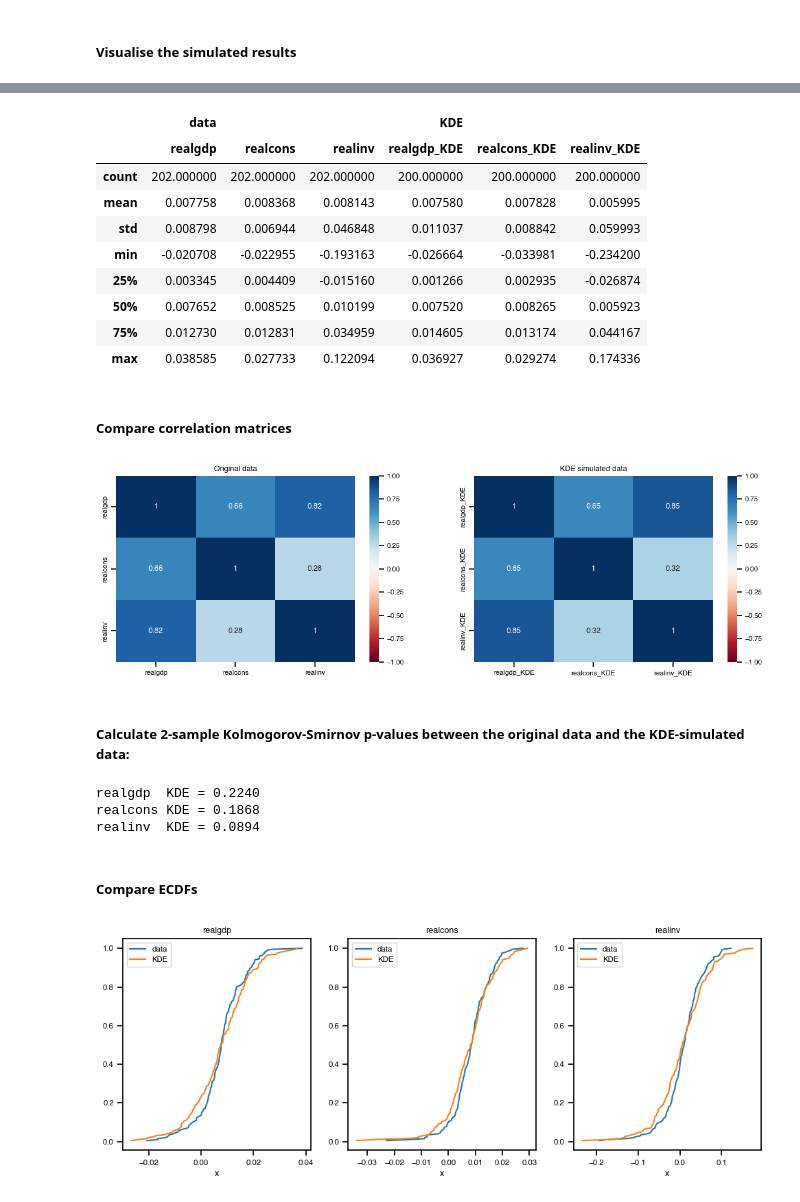
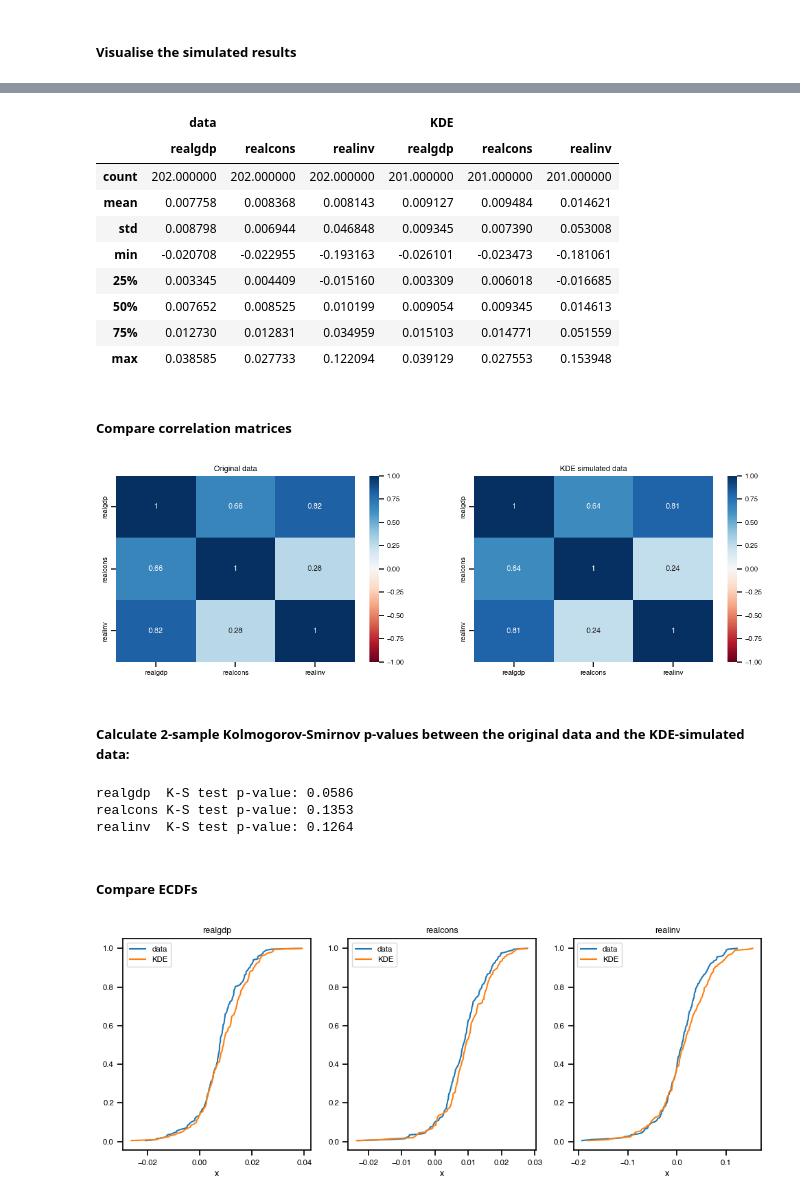
Before and after one commit to MutaharChalmers/kdetools, a Jupyter notebook: docs/KDEs for time series.ipynb, the cells around one changed output, grey strips where cells are left out. Saved outputs shown, nothing was run; the diff lists cells and outputs as text; code cells hidden in the pictures.

```diff
--- a/docs/KDEs for time series.ipynb
+++ b/docs/KDEs for time series.ipynb
@@ -53,6 +55,6 @@ kde.factor
 # %% [output]
 0.5884104732889696
 # %%
-kde.set_bandwidth('cv', bw_type='covariance')
+kde.set_bandwidth('silverman', bw_type='covariance')
 kde.factor
 # %% [output]
@@ -61,0 +64,9 @@ Define an array to store the results,  populate with the initial value of the tr
+# %%
+# Data index at which to start simulating
+ix0 = 1
+
+# Ensemble members M and time steps N to simulate
+M, N = 1000, data.shape[0] - ix0
+
+sims = np.zeros((M, N, 3))
+sims[:,0] = data.iloc[ix0,:]
@@ -62,11 +75,11 @@ Define an array to store the results,  populate with the initial value of the tr
 # %%
-np.random.seed(42)
-N = 200
-kde_sim = np.zeros((N, 3))
-kde_sim[0] = data.iloc[0,:]
+np.random.seed(0)
 
-for i in range(1, N):
-    x_cond = kde_sim[i-1:i].ravel()[None,:]
-    kde_sim[i] = kde_sim[i-1] + kde.conditional_resample(1, x_cond=x_cond, dims_cond=[0,1,2])
+for i in tqdm(range(1, N)):
+    x_cond = sims[:,i-1]
+    sims[:,[i]] = kde.conditional_resample(1, x_cond=x_cond, dims_cond=[0,1,2])
 
-kde_sim = pd.DataFrame(kde_sim, columns=data.columns).add_suffix('_KDE')
+# Calculate mean of all simulations and 5th and 95th percentiles
+sims_q05 = pd.DataFrame(np.quantile(sims, 0.05, axis=0), columns=data.columns).add_suffix('_5th')
+sims_mean = pd.DataFrame(sims.mean(axis=0), columns=data.columns).add_suffix('mean')
+sims_q95 = pd.DataFrame(np.quantile(sims, 0.95, axis=0), columns=data.columns).add_suffix('_95th')
@@ -81,0 +110,2 @@ kde_sim.plot(ax=ax);
+# %%
+sims_i = pd.DataFrame(sims[0], columns=data.columns)
@@ -82,33 +121,33 @@ kde_sim.plot(ax=ax);
 # %%
-pd.concat({'data': data.describe(), 'KDE': kde_sim.describe()}, axis=1)
+pd.concat({'data': data.describe(), 'KDE': pd.DataFrame(sims_i).describe()}, axis=1)
 # %% [output]
 |  | data |  |  | KDE |  |  |
-|  | realgdp | realcons | realinv | realgdp_KDE | realcons_KDE | realinv_KDE |
-| count | 202.000000 | 202.000000 | 202.000000 | 200.000000 | 200.000000 | 200.000000 |
-| mean | 0.007758 | 0.008368 | 0.008143 | 0.007580 | 0.007828 | 0.005995 |
-| std | 0.008798 | 0.006944 | 0.046848 | 0.011037 | 0.008842 | 0.059993 |
-| min | -0.020708 | -0.022955 | -0.193163 | -0.026664 | -0.033981 | -0.234200 |
-| 25% | 0.003345 | 0.004409 | -0.015160 | 0.001266 | 0.002935 | -0.026874 |
-| 50% | 0.007652 | 0.008525 | 0.010199 | 0.007520 | 0.008265 | 0.005923 |
-| 75% | 0.012730 | 0.012831 | 0.034959 | 0.014605 | 0.013174 | 0.044167 |
-| max | 0.038585 | 0.027733 | 0.122094 | 0.036927 | 0.029274 | 0.174336 |
+|  | realgdp | realcons | realinv | realgdp | realcons | realinv |
+| count | 202.000000 | 202.000000 | 202.000000 | 201.000000 | 201.000000 | 201.000000 |
+| mean | 0.007758 | 0.008368 | 0.008143 | 0.009127 | 0.009484 | 0.014621 |
+| std | 0.008798 | 0.006944 | 0.046848 | 0.009345 | 0.007390 | 0.053008 |
+| min | -0.020708 | -0.022955 | -0.193163 | -0.026101 | -0.023473 | -0.181061 |
+| 25% | 0.003345 | 0.004409 | -0.015160 | 0.003309 | 0.006018 | -0.016685 |
+| 50% | 0.007652 | 0.008525 | 0.010199 | 0.009054 | 0.009345 | 0.014613 |
+| 75% | 0.012730 | 0.012831 | 0.034959 | 0.015103 | 0.014771 | 0.051559 |
+| max | 0.038585 | 0.027733 | 0.122094 | 0.039129 | 0.027553 | 0.153948 |
 # %% [markdown]
 ##### Compare correlation matrices
 # %%
 fig, (ax1, ax2) = plt.subplots(1, 2, figsize=(14,4))
 sns.heatmap(data.corr(), ax=ax1, vmin=-1, vmax=1, cmap='RdBu', annot=True); ax1.set_title('Original data')
-sns.heatmap(kde_sim.corr(), ax=ax2, vmin=-1, vmax=1, cmap='RdBu', annot=True); ax2.set_title('KDE simulated data');
+sns.heatmap(sims_i.corr(), ax=ax2, vmin=-1, vmax=1, cmap='RdBu', annot=True); ax2.set_title('KDE simulated data');
 # %% [output]
-[figure, old version]
+[figure, new version]
 # %% [markdown]
 ##### Calculate 2-sample Kolmogorov-Smirnov p-values between the original data and the KDE-simulated data:
 # %%
 for v in data.columns:
-    print(f'{v:8} KDE = {st.ks_2samp(data[v], kde_sim[f"{v}_KDE"]).pvalue:.4f}')
+    print(f'{v:8} K-S test p-value: {st.ks_2samp(data[v], sims_i[v]).pvalue:.4f}')
 # %% [output]
-realgdp  KDE = 0.2240
-realcons KDE = 0.1868
-realinv  KDE = 0.0894
+realgdp  K-S test p-value: 0.0586
+realcons K-S test p-value: 0.1353
+realinv  K-S test p-value: 0.1264
 # %% [markdown]
 ##### Compare ECDFs
 # %%
@@ -119,7 +158,7 @@ for i in range(3):
     ax = axes[i]
     v = data.columns[i]
     pd.DataFrame({'x': data[v], 'ecdf': ecdf.calc_ecdf(data[v])}).sort_values('x').plot('x', 'ecdf', label='data', ax=ax)
-    pd.DataFrame({'x': kde_sim[f'{v}_KDE'], 'ecdf': ecdf.calc_ecdf(kde_sim[f'{v}_KDE'])}).sort_values('x').plot('x', 'ecdf', label='KDE', ax=ax)
+    pd.DataFrame({'x': sims_i[v], 'ecdf': ecdf.calc_ecdf(sims_i[v])}).sort_values('x').plot('x', 'ecdf', label='KDE', ax=ax)
     ax.set_title(v);
 # %% [output]
-[figure, old version]
+[figure, new version]
```
Also changed, not shown: parts of 14 cells of this notebook.
